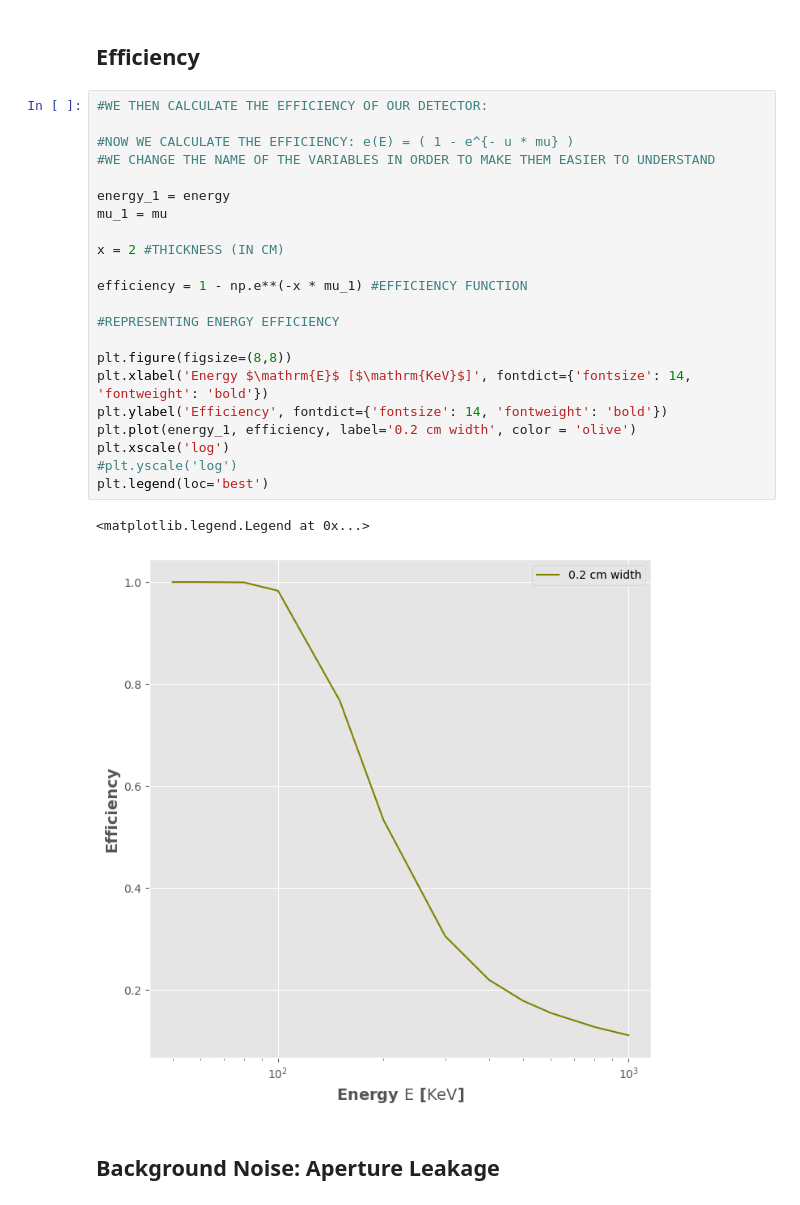
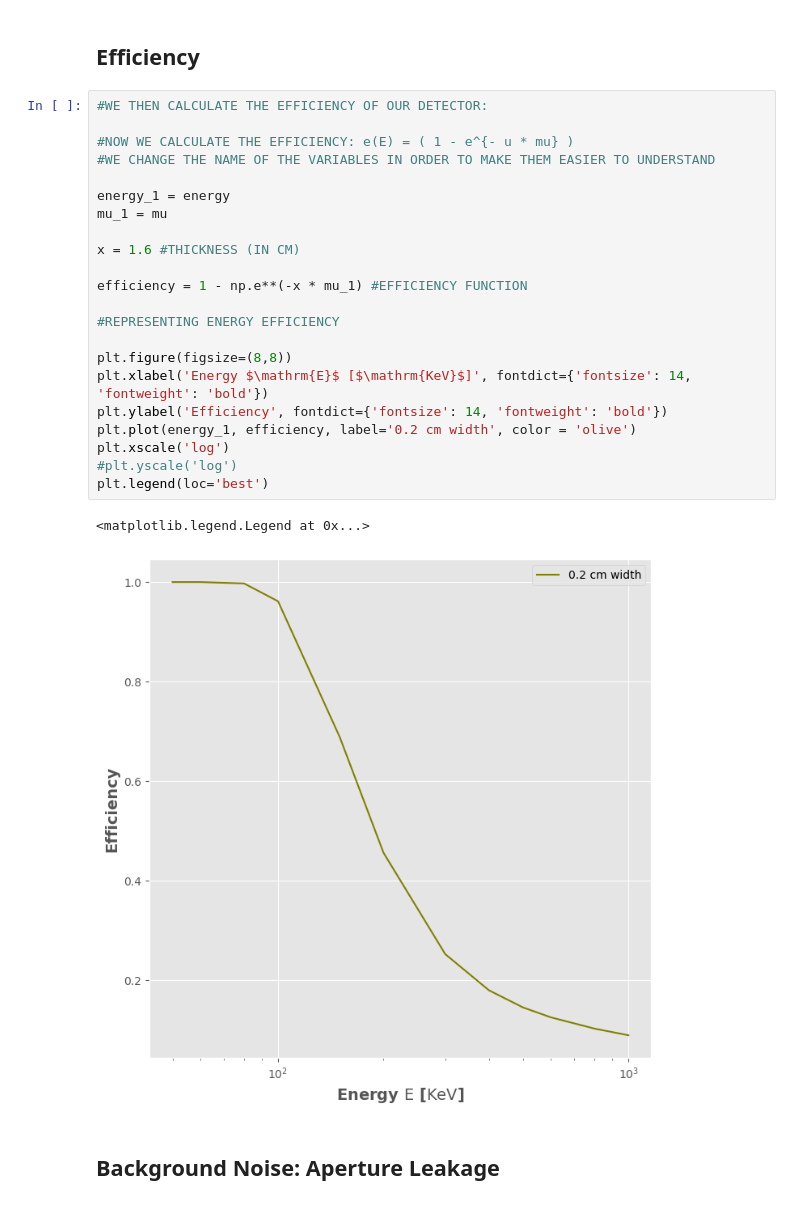
Before and after one commit to kl1ps3r/GRB-group-5, a Jupyter notebook: sensitivity_code/GRBs_Scintillators.ipynb, the cells around one changed output. Cells and saved outputs as stored; diff of their text form.

Commit message:
Changed scintilator thickness from 2cm to 1.6cm.

```diff
--- a/sensitivity_code/GRBs_Scintillators.ipynb
+++ b/sensitivity_code/GRBs_Scintillators.ipynb
@@ -53,28 +53,28 @@ plt.legend(loc='best')
 # %%
 #WE THEN CALCULATE THE EFFICIENCY OF OUR DETECTOR:
 
 #NOW WE CALCULATE THE EFFICIENCY: e(E) = ( 1 - e^{- u * mu} )
 #WE CHANGE THE NAME OF THE VARIABLES IN ORDER TO MAKE THEM EASIER TO UNDERSTAND
 
 energy_1 = energy
 mu_1 = mu
 
-x = 2 #THICKNESS (IN CM)
+x = 1.6 #THICKNESS (IN CM)
 
 efficiency = 1 - np.e**(-x * mu_1) #EFFICIENCY FUNCTION
 
 #REPRESENTING ENERGY EFFICIENCY
 
 plt.figure(figsize=(8,8))
 plt.xlabel('Energy $\mathrm{E}$ [$\mathrm{KeV}$]', fontdict={'fontsize': 14, 'fontweight': 'bold'})
 plt.ylabel('Efficiency', fontdict={'fontsize': 14, 'fontweight': 'bold'})
 plt.plot(energy_1, efficiency, label='0.2 cm width', color = 'olive')
 plt.xscale('log')
 #plt.yscale('log')
 plt.legend(loc='best')
 # %% [output]
 <matplotlib.legend.Legend at 0x...>
-[figure, old version]
+[figure, new version]
 # %% [markdown]
 ## **Background Noise: Aperture Leakage**
 # %%
```
Also changed, not shown: parts of 11 cells of this notebook, 1 other file.
